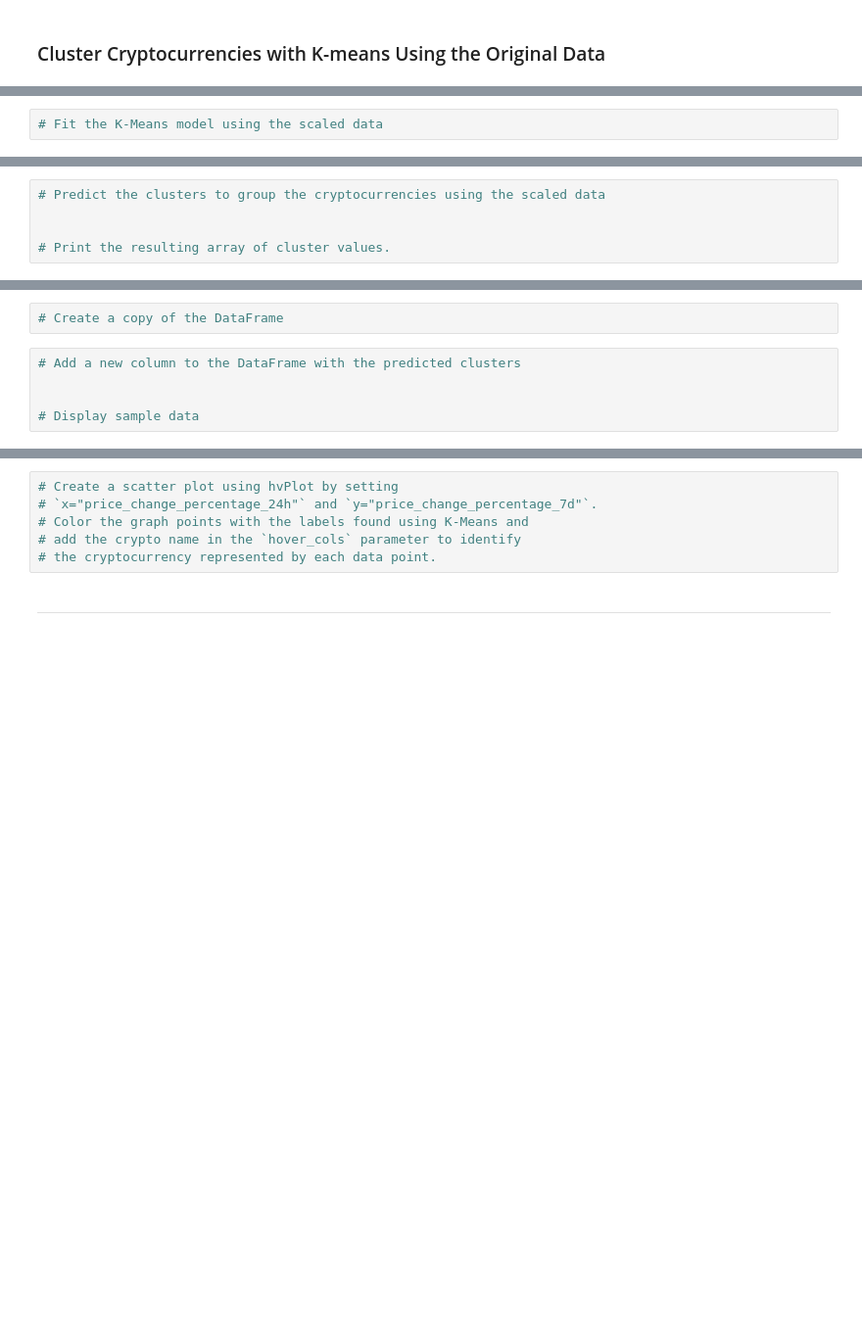
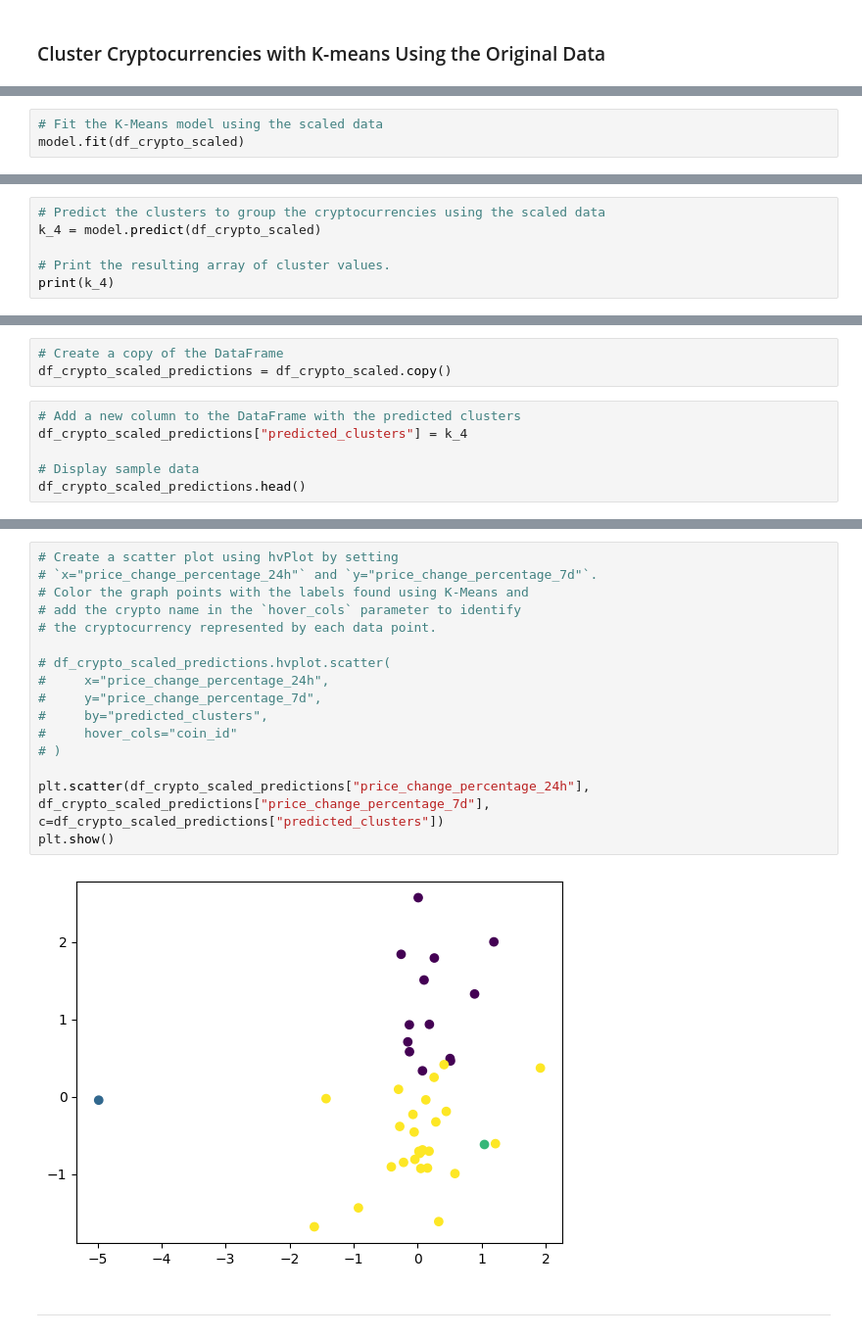
Before and after one commit to Pooja14n/CryptoClustering, a Jupyter notebook: Crypto_Clustering.ipynb, the cells around one changed output, grey strips where cells are left out. Shown at 98% size. Drawn from its saved outputs; the diff is of its cells as text; blank space fills up the shorter version.

```diff
--- a/Crypto_Clustering.ipynb
+++ b/Crypto_Clustering.ipynb
@@ -141,2 +177,3 @@ array([[ 0.50852937,  0.49319307,  0.77220043,  0.23545963, -0.0674951 ,
 # %%
 # Fit the K-Means model using the scaled data
+model.fit(df_crypto_scaled)
@@ -143,5 +182,6 @@ array([[ 0.50852937,  0.49319307,  0.77220043,  0.23545963, -0.0674951 ,
 # %%
 # Predict the clusters to group the cryptocurrencies using the scaled data
-
+k_4 = model.predict(df_crypto_scaled)
 
 # Print the resulting array of cluster values.
+print(k_4)
@@ -148,7 +191,9 @@ array([[ 0.50852937,  0.49319307,  0.77220043,  0.23545963, -0.0674951 ,
 # %%
 # Create a copy of the DataFrame
+df_crypto_scaled_predictions = df_crypto_scaled.copy()
 # %%
 # Add a new column to the DataFrame with the predicted clusters
-
+df_crypto_scaled_predictions["predicted_clusters"] = k_4
 
 # Display sample data
+df_crypto_scaled_predictions.head()
@@ -155,9 +208,21 @@ array([[ 0.50852937,  0.49319307,  0.77220043,  0.23545963, -0.0674951 ,
 # %%
 # Create a scatter plot using hvPlot by setting
 # `x="price_change_percentage_24h"` and `y="price_change_percentage_7d"`.
 # Color the graph points with the labels found using K-Means and
 # add the crypto name in the `hover_cols` parameter to identify
 # the cryptocurrency represented by each data point.
+
+# df_crypto_scaled_predictions.hvplot.scatter(
+#     x="price_change_percentage_24h",
+#     y="price_change_percentage_7d",
+#     by="predicted_clusters",
+#     hover_cols="coin_id"
+# )
+
+plt.scatter(df_crypto_scaled_predictions["price_change_percentage_24h"], df_crypto_scaled_predictions["price_change_percentage_7d"], c=df_crypto_scaled_predictions["predicted_clusters"])
+plt.show()
+# %% [output]
+[figure, added]
 # %% [markdown]
 ---
 # %% [markdown]
```
Also changed, not shown: parts of 28 cells of this notebook.
